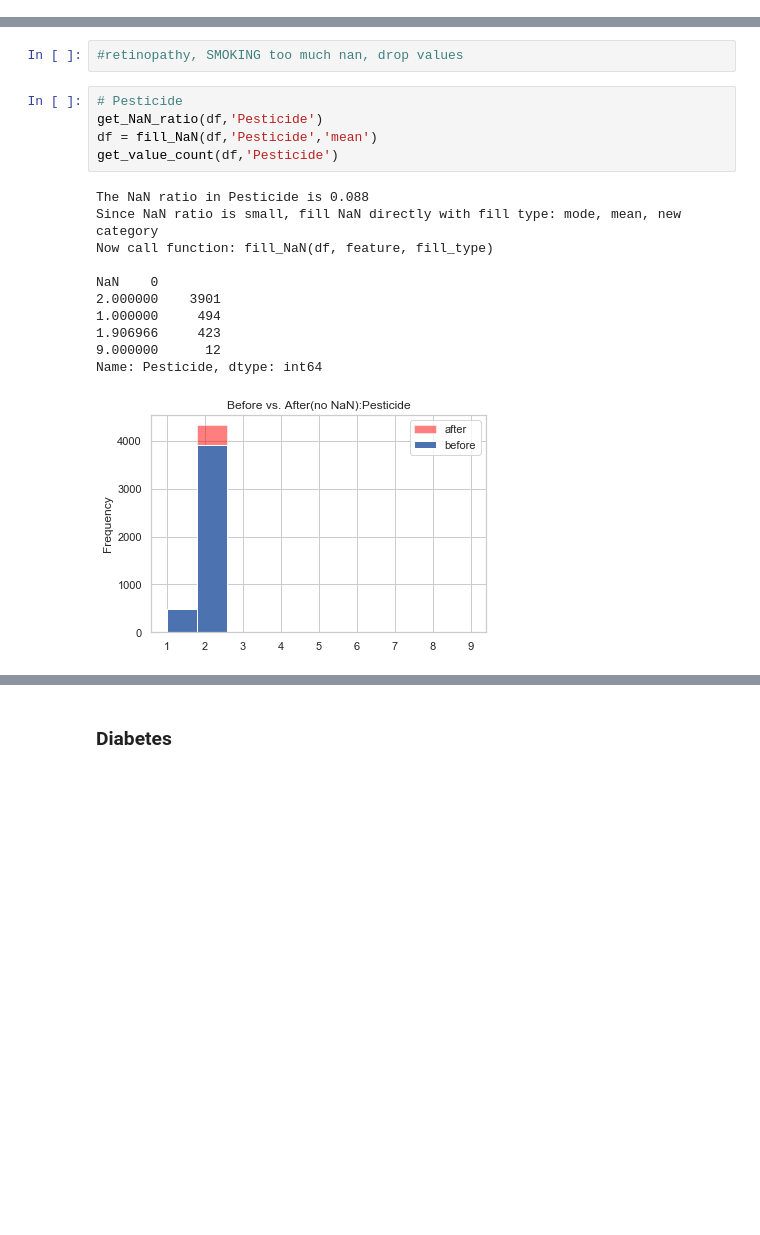
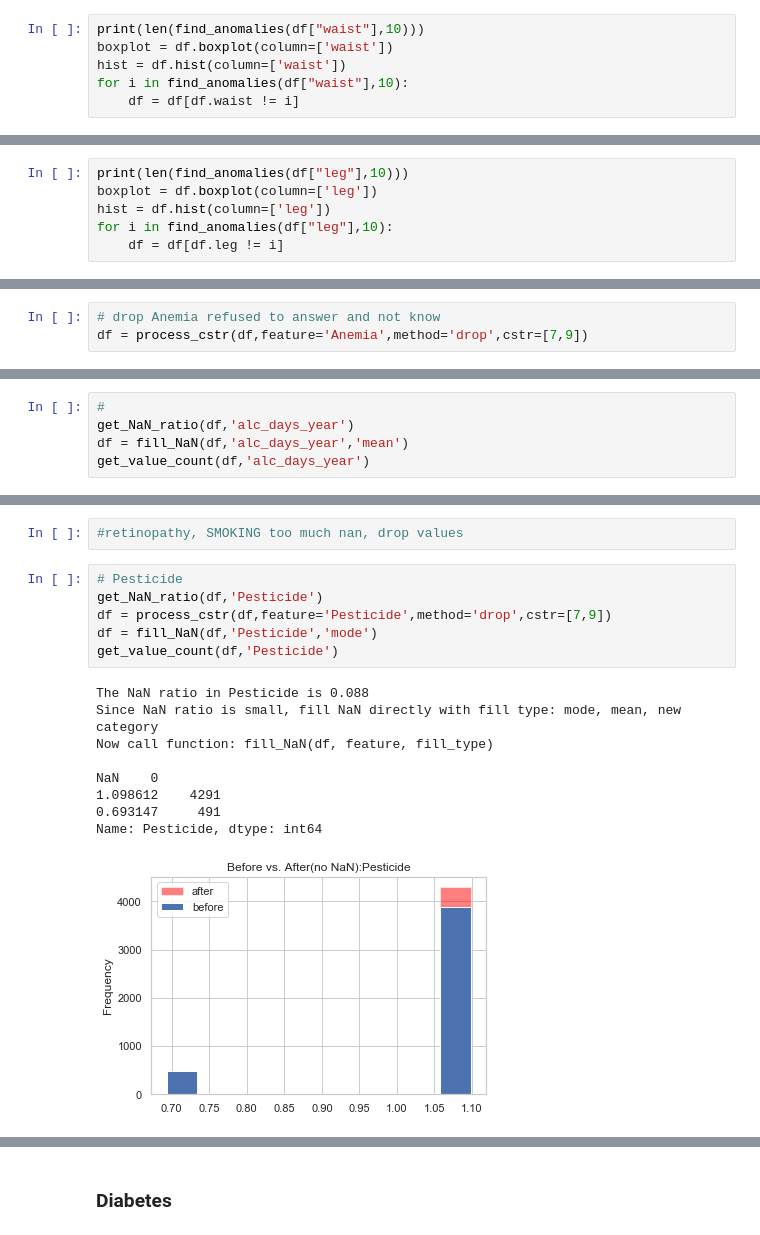
Before and after one commit to yiyichen1717/Healthcare-Data-Analytics, a Jupyter notebook: Diabetes_rev2.ipynb, the cells around one changed output, grey strips where cells are left out. Cells and saved outputs as stored; diff of their text form; blank space fills up the shorter version.

```diff
--- a/Diabetes_rev2.ipynb
+++ b/Diabetes_rev2.ipynb
@@ -933,3 +961,9 @@ hist_after = df.hist(column=['Niacin'])
 # %% [output]
 [figure]
 [figure]
+# %%
+print(len(find_anomalies(df["waist"],10)))
+boxplot = df.boxplot(column=['waist'])
+hist = df.hist(column=['waist'])
+for i in find_anomalies(df["waist"],10):
+    df = df[df.waist != i]
@@ -935,0 +974,6 @@ hist_after = df.hist(column=['Niacin'])
+# %%
+print(len(find_anomalies(df["leg"],10)))
+boxplot = df.boxplot(column=['leg'])
+hist = df.hist(column=['leg'])
+for i in find_anomalies(df["leg"],10):
+    df = df[df.leg != i]
@@ -1203,6 +1251,9 @@ memory usage: 867.9 KB
 # %%
 #drop Niacin which have 0 unit.
 df.drop(['Niacin'],axis=1,inplace=True)
+# %%
+# drop Anemia refused to answer and not know
+df = process_cstr(df,feature='Anemia',method='drop',cstr=[7,9])
 # %%
 df.info()
 # %% [output]
@@ -1430,0 +1478,5 @@ Name: LDL, Length: 190, dtype: int64
+# %%
+#
+get_NaN_ratio(df,'alc_days_year')
+df = fill_NaN(df,'alc_days_year','mean')
+get_value_count(df,'alc_days_year')
@@ -1476,17 +1547,16 @@ if predict using ML, call: predict_NaN_with_ML(df,x,y,data_type,model)
 # %%
 # Pesticide
 get_NaN_ratio(df,'Pesticide')
-df = fill_NaN(df,'Pesticide','mean')
+df = process_cstr(df,feature='Pesticide',method='drop',cstr=[7,9])
+df = fill_NaN(df,'Pesticide','mode')
 get_value_count(df,'Pesticide')
 # %% [output]
 The NaN ratio in Pesticide is 0.088
 Since NaN ratio is small, fill NaN directly with fill type: mode, mean, new category
 Now call function: fill_NaN(df, feature, fill_type)
 
 NaN    0
-2.000000    3901
-1.000000     494
-1.906966     423
-9.000000      12
+1.098612    4291
+0.693147     491
 Name: Pesticide, dtype: int64
-[figure, old version]
+[figure, new version]
```
Also changed, not shown: parts of 40 cells of this notebook.
